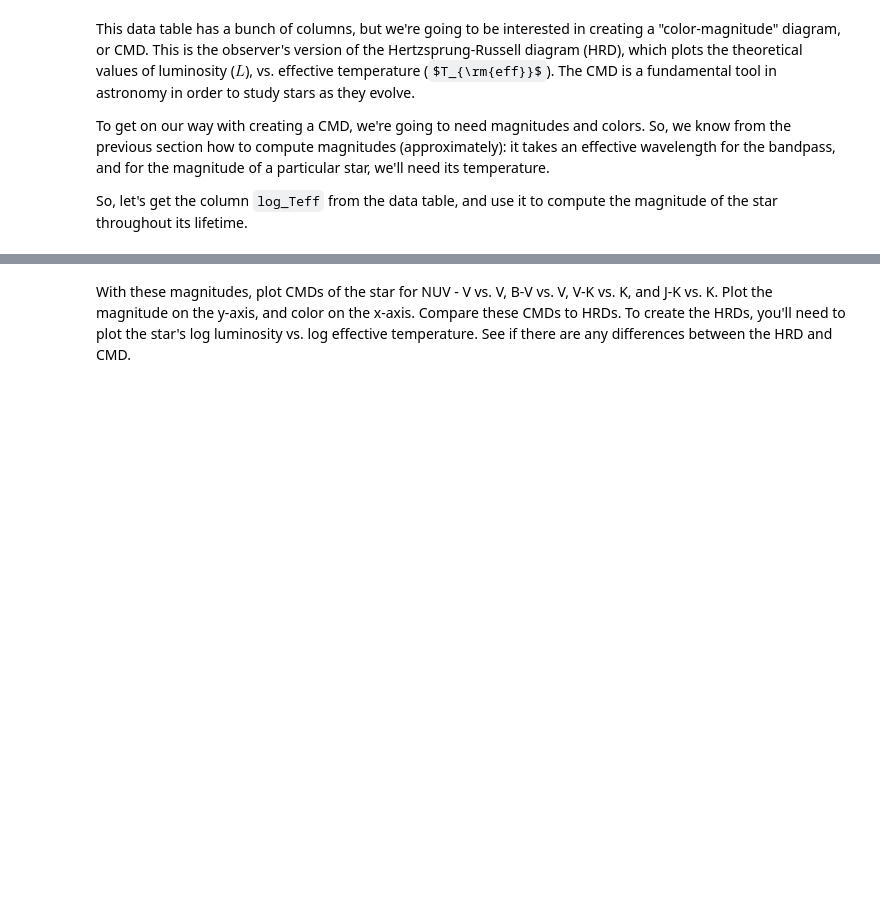
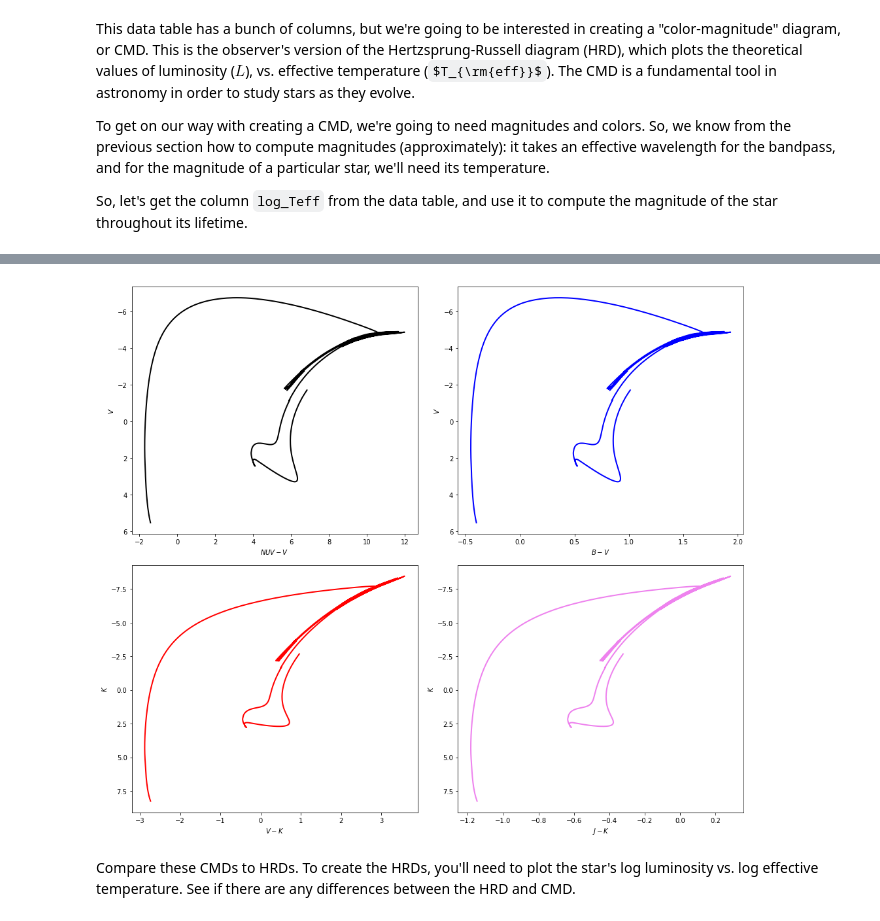
Before and after one commit to sgossage/BI2019---Python-Course, a Jupyter notebook: stellar_phot.ipynb, the cells around one changed output, grey strips where cells are left out. Drawn from its saved outputs; the diff is of its cells as text; code cells hidden in the pictures; some formulas as TeX source; blank space fills up the shorter version.

Commit message:
added a bit on absolute mags

```diff
--- a/stellar_phot.ipynb
+++ b/stellar_phot.ipynb
@@ -288,2 +334,54 @@ mag_k = -2.5 * np.log10(blackbody(l_eff['K'], 10**data['log_Teff']))
+# %%
+# MAYBE WE DON'T NEED THIS? CHARLIE REQUIRED THE ABSOLUTE MAG BE PLOTTED, BUT MAYBE THIS IS TOO PHYSICSY, RATHER
+# THAN CODEY...
+def abs_mag(filter_name):
+
+    return -2.5*np.log10((np.pi*(((6.9551e10)*10**data['log_R'])**2)* \
+                          blackbody(l_eff[filter_name], 10**data['log_Teff']))/(3.086e19)**2) - 48.60
+
+# solar values
+#MV_solar = 4.83  # absolute mag
+#solar_teff = 5780.  # T_eff [K]
+
+#offset = MV_solar + 2.5 * np.log10(blackbody(l_eff['V'], solar_teff))  # zero-point
+#lcorr = -5 * data['log_R'] + offset  # luminosity correction
+# %%
+# plot CMDs for our MESA track
+
+plt.figure(figsize=(14, 12))
+
+plt.subplot(2, 2, 1)
+plt.plot(abs_mag('NUV') - abs_mag('V'), abs_mag('V'),
+         lw=2, color='black')
+plt.xlabel(r'$NUV - V$')
+plt.ylabel(r'$V$')
+plt.ylim(plt.ylim()[::-1])
+plt.tight_layout()
+
+plt.subplot(2, 2, 2)
+plt.plot(abs_mag('B') - abs_mag('V'), abs_mag('V'),
+         lw=2, color='blue')
+plt.xlabel(r'$B - V$')
+plt.ylabel(r'$V$')
+plt.ylim(plt.ylim()[::-1])
+plt.tight_layout()
+
+plt.subplot(2, 2, 3)
+plt.plot(abs_mag('V') - abs_mag('K'), abs_mag('K'),
+         lw=2, color='red')
+plt.xlabel(r'$V - K$')
+plt.ylabel(r'$K$')
+plt.ylim(plt.ylim()[::-1])
+plt.tight_layout()
+
+plt.subplot(2, 2, 4)
+plt.plot(abs_mag('J') - abs_mag('K'), abs_mag('K'),
+         lw=2, color='violet')
+plt.xlabel(r'$J - K$')
+plt.ylabel(r'$K$')
+plt.ylim(plt.ylim()[::-1])
+plt.tight_layout()
+# %% [output]
+[figure, added]
 # %% [markdown]
-With these magnitudes, plot CMDs of the star for NUV - V vs. V, B-V vs. V, V-K vs. K, and J-K vs. K. Plot the magnitude on the y-axis, and color on the x-axis. Compare these CMDs to HRDs. To create the HRDs, you'll need to plot the star's log luminosity vs. log effective temperature. See if there are any differences between the HRD and CMD.
+Compare these CMDs to HRDs. To create the HRDs, you'll need to plot the star's log luminosity vs. log effective temperature. See if there are any differences between the HRD and CMD.
```
Also changed, not shown: parts of 11 cells of this notebook.
